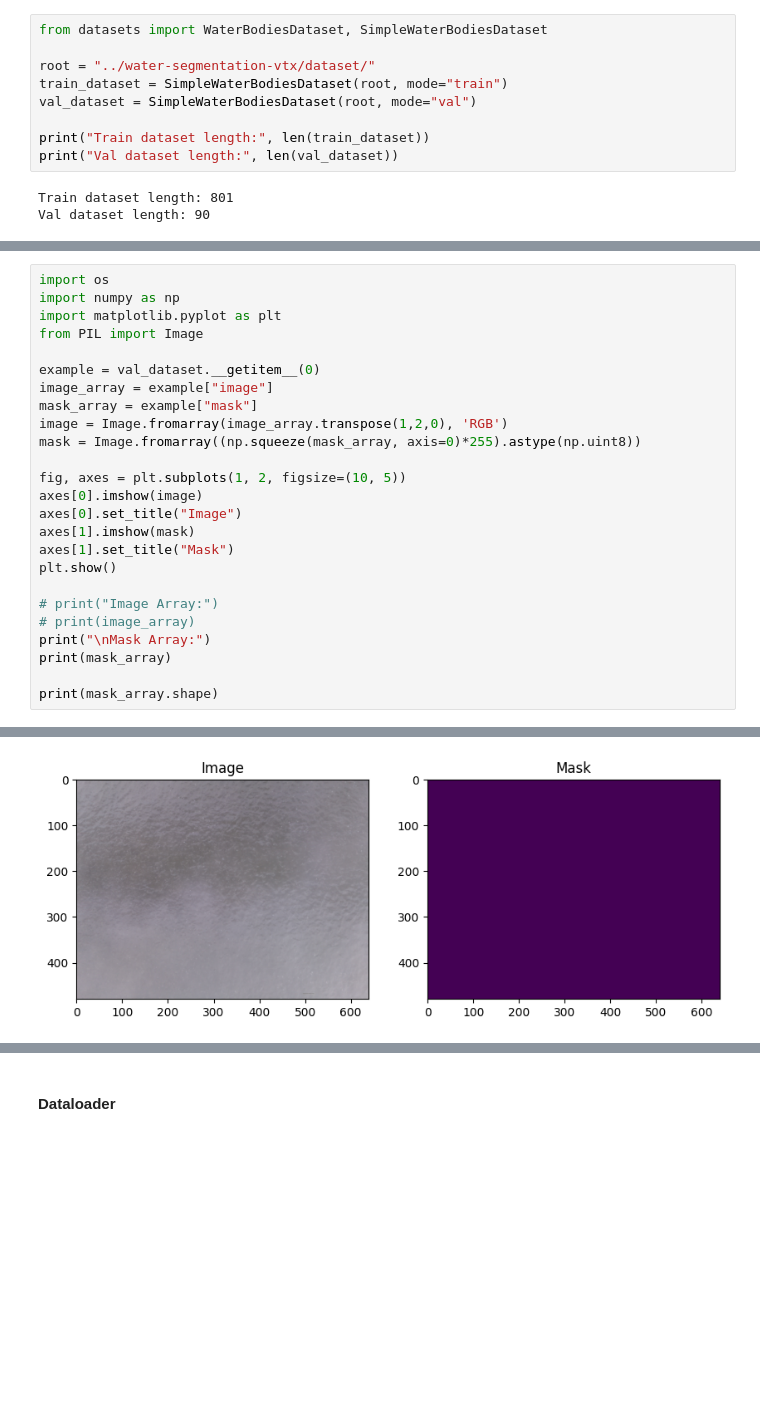
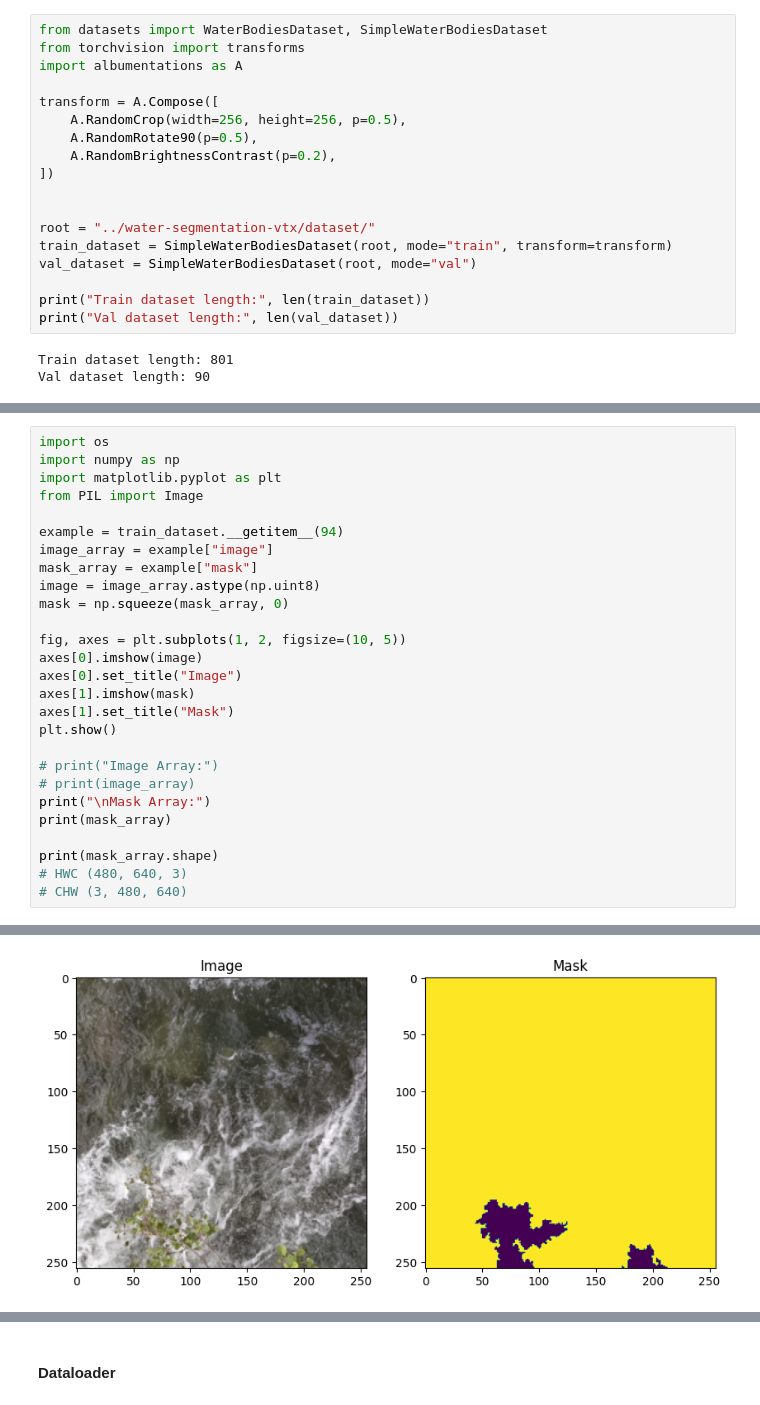
Before and after one commit to rafacelente/water-segmentation, a Jupyter notebook: water-segmentation.ipynb, the cells around one changed output, grey strips where cells are left out. Drawn from its saved outputs; the diff is of its cells as text; blank space fills up the shorter version.

Commit message:
feat: transforms

```diff
--- a/water-segmentation.ipynb
+++ b/water-segmentation.ipynb
@@ -12,9 +12,18 @@ gc.collect()
 ### Water Bodies Dataset
 # %%
 from datasets import WaterBodiesDataset, SimpleWaterBodiesDataset
+from torchvision import transforms
+import albumentations as A
+
+transform = A.Compose([
+    A.RandomCrop(width=256, height=256, p=0.5),
+    A.RandomRotate90(p=0.5),
+    A.RandomBrightnessContrast(p=0.2),
+])
+
 
 root = "../water-segmentation-vtx/dataset/"
-train_dataset = SimpleWaterBodiesDataset(root, mode="train")
+train_dataset = SimpleWaterBodiesDataset(root, mode="train", transform=transform)
 val_dataset = SimpleWaterBodiesDataset(root, mode="val")
 
 print("Train dataset length:", len(train_dataset))
@@ -33,11 +48,11 @@ import numpy as np
 import matplotlib.pyplot as plt
 from PIL import Image
 
-example = val_dataset.__getitem__(0)
+example = train_dataset.__getitem__(94)
 image_array = example["image"]
 mask_array = example["mask"]
-image = Image.fromarray(image_array.transpose(1,2,0), 'RGB')
-mask = Image.fromarray((np.squeeze(mask_array, axis=0)*255).astype(np.uint8))
+image = image_array.astype(np.uint8)
+mask = np.squeeze(mask_array, 0)
 
 fig, axes = plt.subplots(1, 2, figsize=(10, 5))
 axes[0].imshow(image)
@@ -52,4 +67,6 @@ print("\nMask Array:")
 print(mask_array)
 
 print(mask_array.shape)
+# HWC (480, 640, 3)
+# CHW (3, 480, 640)
 # %% [output]
@@ -56 +74 @@ print(mask_array.shape)
-[figure, old version]
+[figure, new version]
```
Also changed, not shown: parts of 6 cells of this notebook, 2 other files.
